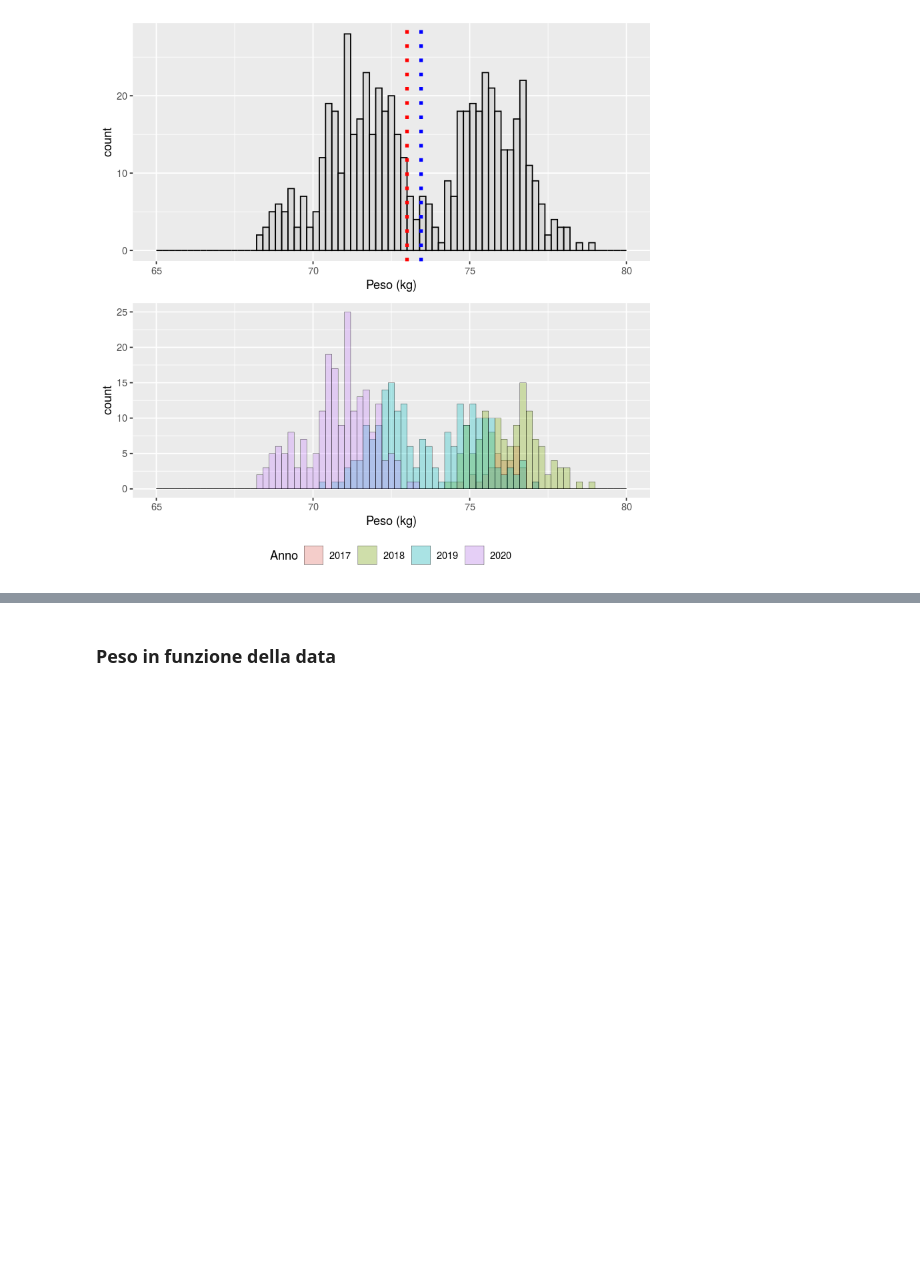
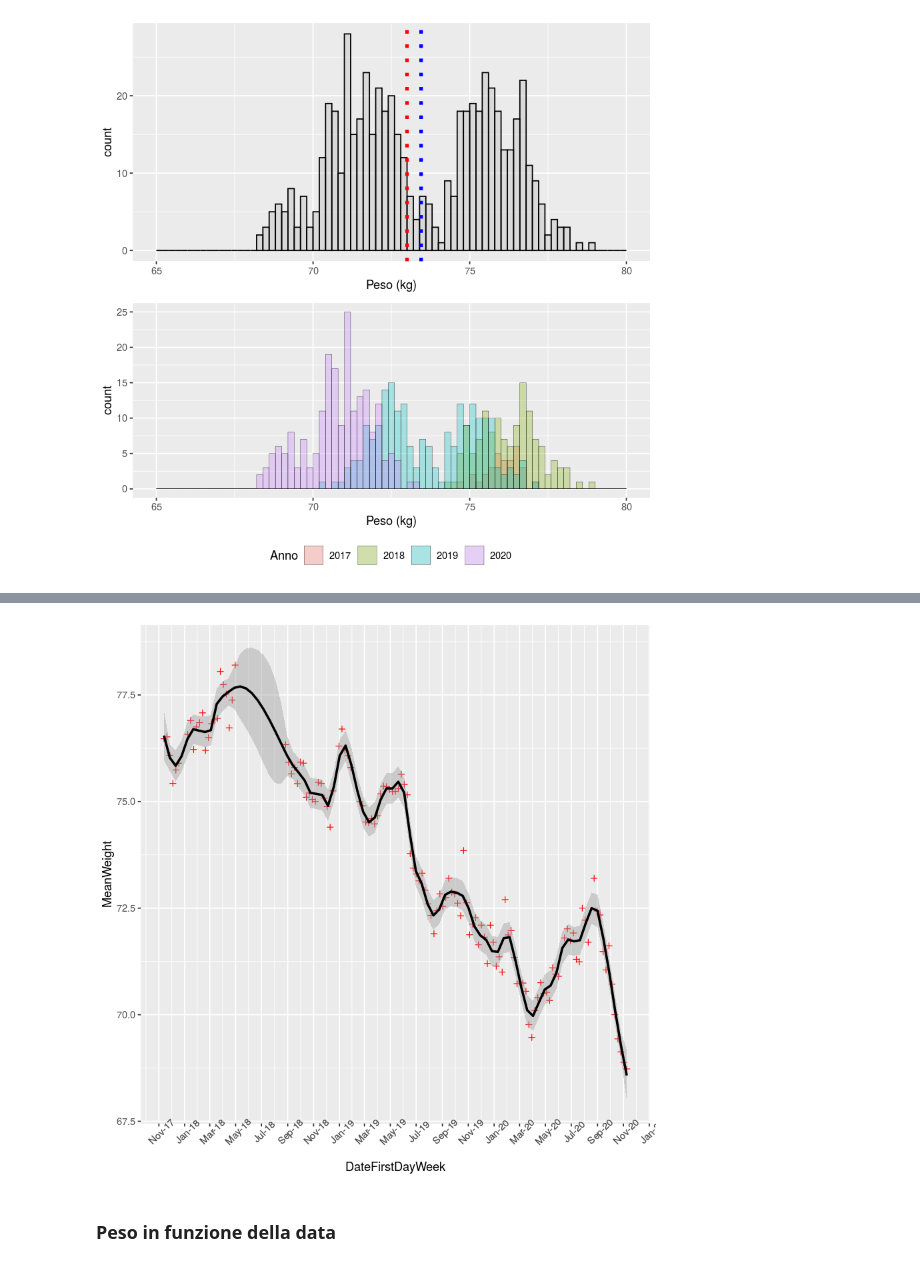
Before and after one commit to mt82/Peso, a Jupyter notebook: Peso.ipynb, the cells around one changed output, grey strips where cells are left out. Cells and saved outputs as stored; diff of their text form; code cells hidden in the pictures; blank space fills up the shorter version.

```diff
--- a/Peso.ipynb
+++ b/Peso.ipynb
@@ -90,0 +113,12 @@ grid.arrange(p1, p2, nrow=2)
+# %%
+d <- tapply(dt$Weight,dt$FirstDayWeek,mean)
+df1 <- as.data.frame.table(d)
+#df1 <- na.omit(df1)
+colnames(df1) <- c("FirstDayWeek","MeanWeight")
+df1 <- df1 %>% mutate(DateFirstDayWeek=as.Date(FirstDayWeek,format="%Y-%m-%d"))
+df1 %>% ggplot(mapping = aes(x = DateFirstDayWeek, y = MeanWeight)) +
+    geom_point(shape=3, color = "red") +
+    geom_smooth(method = "loess", span = 0.09, color = "black") +
+    theme(axis.text.x = element_text(angle=45)) +
+    scale_x_date(date_breaks = "2 month", date_labels = "%b-%y")
+# %% [output]
@@ -91,3 +128,4 @@ grid.arrange(p1, p2, nrow=2)
+[figure, added]
 # %% [markdown]
 ### Peso in funzione della data
 # %%
```
Also changed, not shown: parts of 7 cells of this notebook, 1 other file.
